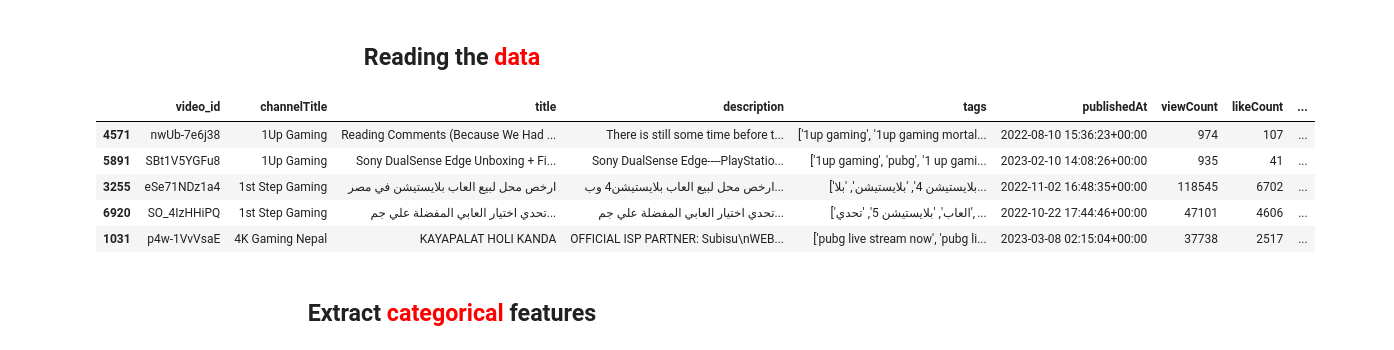
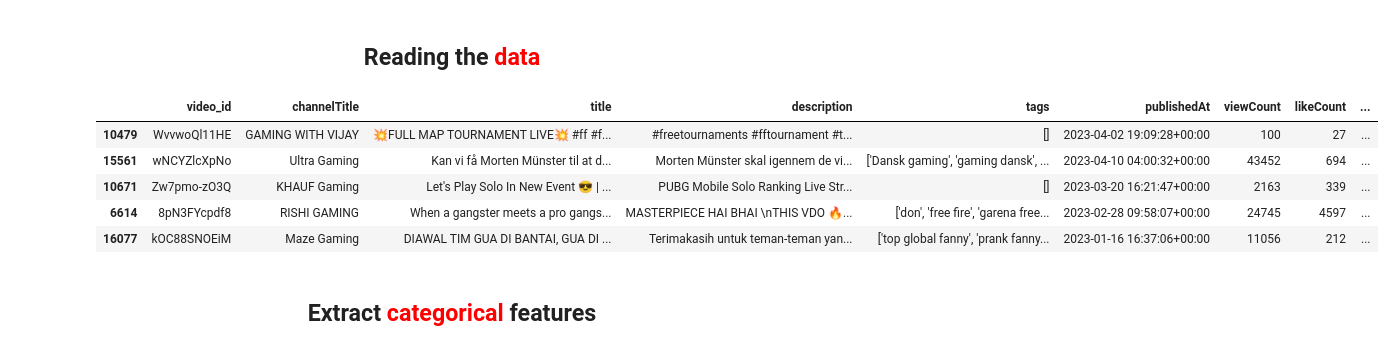
Before and after one commit to muabdalaleam/youtube-gaming-analysis, a Jupyter notebook: ML & NLP analysis/NLP.ipynb, the cells around one changed output. Saved outputs shown, nothing was run; the diff lists cells and outputs as text; code cells hidden in the pictures.

Commit message:
Now i think the model is working better than anytime before.

```diff
--- a/ML & NLP analysis/NLP.ipynb
+++ b/ML & NLP analysis/NLP.ipynb
@@ -122,32 +122,32 @@ con.close()
 
 df = df.T.drop_duplicates().T # dropping duplicated cols
 # %%
-df = df.groupby("channelTitle")
+# df = df.groupby("channelTitle")
 
-temp_df = pd.DataFrame()
+# temp_df = pd.DataFrame()
 
-for _, group_df in df:
+# for _, group_df in df:
 
-    num_rows = len(group_df)
+#     num_rows = len(group_df)
 
-    if num_rows >= 20:
-        temp_rows = group_df.sample(2)
-    else:
-        temp_rows = group_df
+#     if num_rows >= 20:
+#         temp_rows = group_df.sample(2)
+#     else:
+#         temp_rows = group_df
 
-    temp_df = temp_df.append(temp_rows)
+#     temp_df = temp_df.append(temp_rows)
 
 
-df = temp_df
-
+# df = temp_df
+df = df.sample(3_000)
 df.head()
 # %% [output]
 |  | video_id | channelTitle | title | description | tags | publishedAt | viewCount | likeCount | ... |
-| 4571 | nwUb-7e6j38 | 1Up Gaming | Reading Comments (Because We Had ... | There is still some time before t... | ['1up gaming', '1up gaming mortal... | 2022-08-10 15:36:23+00:00 | 974 | 107 | ... |
-| 5891 | SBt1V5YGFu8 | 1Up Gaming | Sony DualSense Edge Unboxing + Fi... | Sony DualSense Edge----PlayStatio... | ['1up gaming', 'pubg', '1 up gami... | 2023-02-10 14:08:26+00:00 | 935 | 41 | ... |
-| 3255 | eSe71NDz1a4 | 1st Step Gaming | ارخص محل لبيع العاب بلايستيشن في مصر | ارخص محل لبيع العاب بلايستيشن4 وب... | ['بلايستيشن 4', 'بلايستيشن', 'بلا... | 2022-11-02 16:48:35+00:00 | 118545 | 6702 | ... |
-| 6920 | SO_4IzHHiPQ | 1st Step Gaming | تحدي اختيار العابي المفضلة علي جم... | تحدي اختيار العابي المفضلة علي جم... | ['العاب', 'بلايستيشن 5', 'تحدي', ... | 2022-10-22 17:44:46+00:00 | 47101 | 4606 | ... |
-| 1031 | p4w-1VvVsaE | 4K Gaming Nepal | KAYAPALAT HOLI KANDA | OFFICIAL ISP PARTNER: Subisu\nWEB... | ['pubg live stream now', 'pubg li... | 2023-03-08 02:15:04+00:00 | 37738 | 2517 | ... |
+| 10479 | WvvwoQl11HE | GAMING WITH VIJAY | 💥FULL MAP TOURNAMENT LIVE💥 #ff #f... | #freetournaments #fftournament #t... | [] | 2023-04-02 19:09:28+00:00 | 100 | 27 | ... |
+| 15561 | wNCYZlcXpNo | Ultra Gaming | Kan vi få Morten Münster til at d... | Morten Münster skal igennem de vi... | ['Dansk gaming', 'gaming dansk', ... | 2023-04-10 04:00:32+00:00 | 43452 | 694 | ... |
+| 10671 | Zw7pmo-zO3Q | KHAUF Gaming | Let's Play Solo In New Event 😎 | ... | PUBG Mobile Solo Ranking Live Str... | [] | 2023-03-20 16:21:47+00:00 | 2163 | 339 | ... |
+| 6614 | 8pN3FYcpdf8 | RISHI GAMING | When a gangster meets a pro gangs... | MASTERPIECE HAI BHAI \nTHIS VDO 🔥... | ['don', 'free fire', 'garena free... | 2023-02-28 09:58:07+00:00 | 24745 | 4597 | ... |
+| 16077 | kOC88SNOEiM | Maze Gaming | DIAWAL TIM GUA DI BANTAI, GUA DI ... | Terimakasih untuk teman-teman yan... | ['top global fanny', 'prank fanny... | 2023-01-16 16:37:06+00:00 | 11056 | 212 | ... |
 # %% [markdown]
 ##  <center> **Extract <span style="color: red">categorical</span> features**
 # %% [markdown]
```
Also changed, not shown: parts of 19 cells of this notebook, 2 other files.
